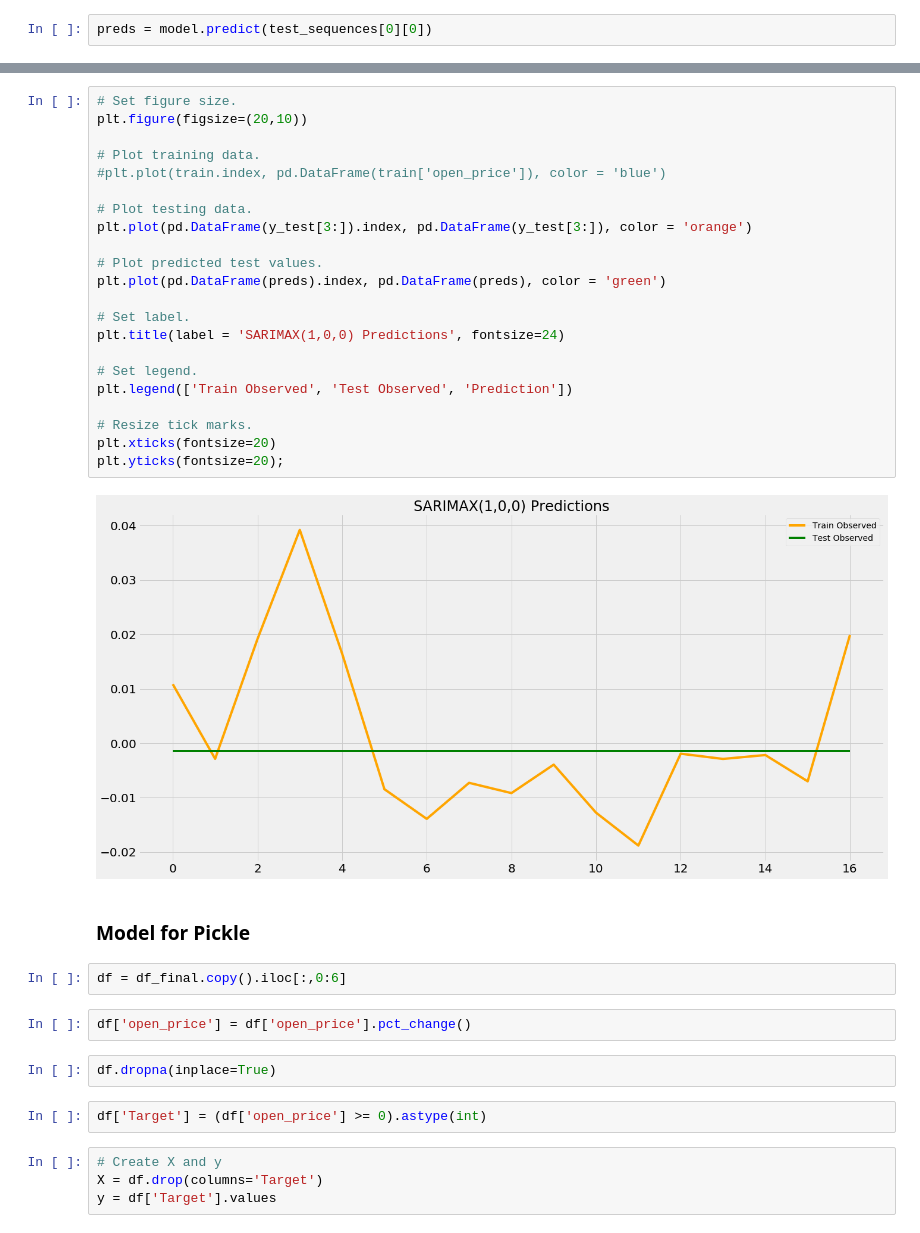
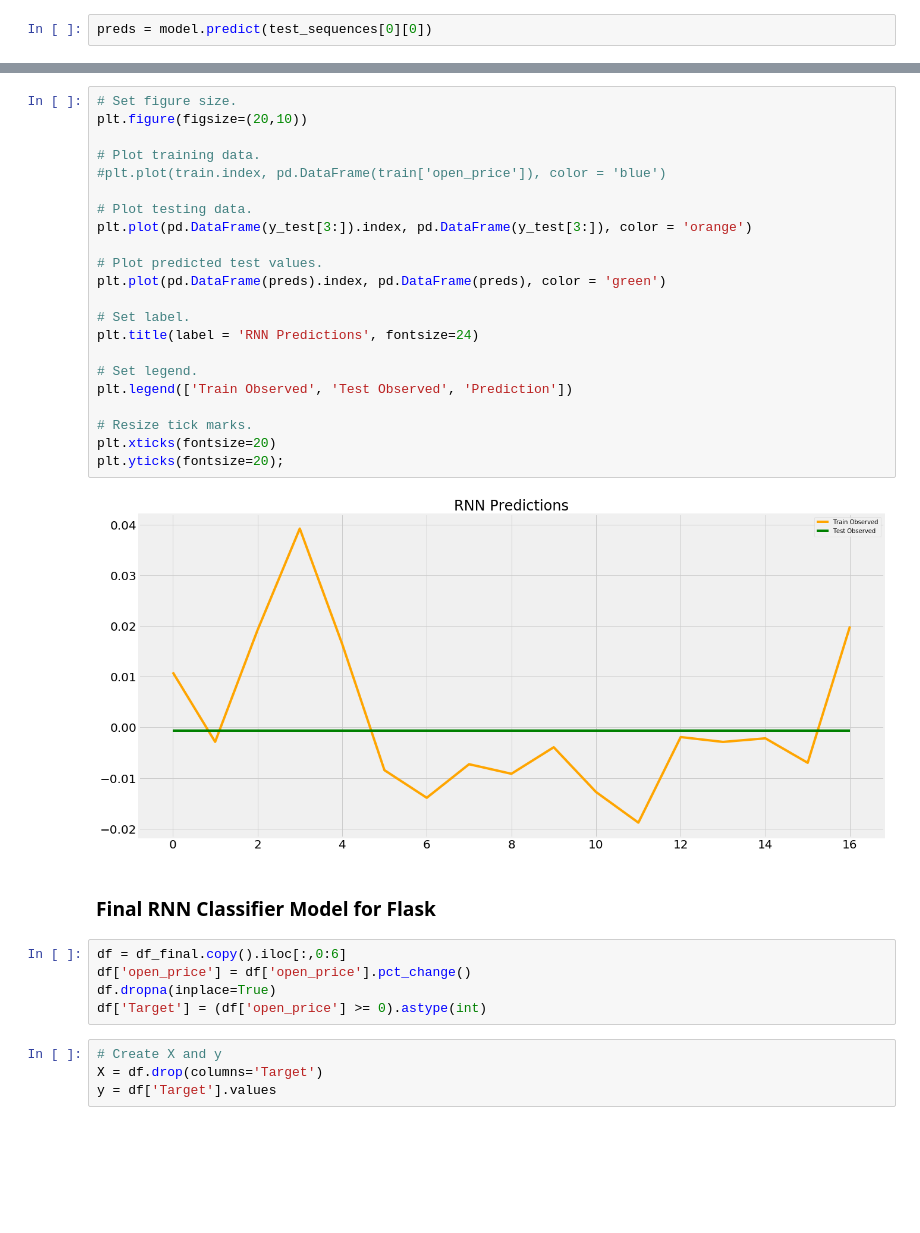
Before and after one commit to F1282231/RGR_Stock_Price_Project, a Jupyter notebook: code/Part-7-modeling-and-evaluation.ipynb, the cells around one changed output, grey strips where cells are left out. Drawn from its saved outputs; the diff is of its cells as text; blank space fills up the shorter version.

```diff
--- a/code/Part-7-modeling-and-evaluation.ipynb
+++ b/code/Part-7-modeling-and-evaluation.ipynb
@@ -834,36 +913,33 @@ array([[-0.0013864],
 # %%
 # Set figure size.
 plt.figure(figsize=(20,10))
 
 # Plot training data.
 #plt.plot(train.index, pd.DataFrame(train['open_price']), color = 'blue')
 
 # Plot testing data.
 plt.plot(pd.DataFrame(y_test[3:]).index, pd.DataFrame(y_test[3:]), color = 'orange')
 
 # Plot predicted test values.
 plt.plot(pd.DataFrame(preds).index, pd.DataFrame(preds), color = 'green')
 
 # Set label.
-plt.title(label = 'SARIMAX(1,0,0) Predictions', fontsize=24)
+plt.title(label = 'RNN Predictions', fontsize=24)
 
 # Set legend.
 plt.legend(['Train Observed', 'Test Observed', 'Prediction'])
 
 # Resize tick marks.
 plt.xticks(fontsize=20)
 plt.yticks(fontsize=20);
 # %% [output]
-[figure, old version]
+[figure, new version]
 # %% [markdown]
-### Model for Pickle
+### Final RNN Classifier Model for Flask
-# %%
-df = df_final.copy().iloc[:,0:6]
-# %%
-df['open_price'] = df['open_price'].pct_change()
-# %%
-df.dropna(inplace=True)
 # %%
+df = df_final.copy().iloc[:,0:6]
+df['open_price'] = df['open_price'].pct_change()
+df.dropna(inplace=True)
 df['Target'] = (df['open_price'] >= 0).astype(int)
 # %%
 # Create X and y
```
Also changed, not shown: parts of 97 cells of this notebook, 3 other files.
